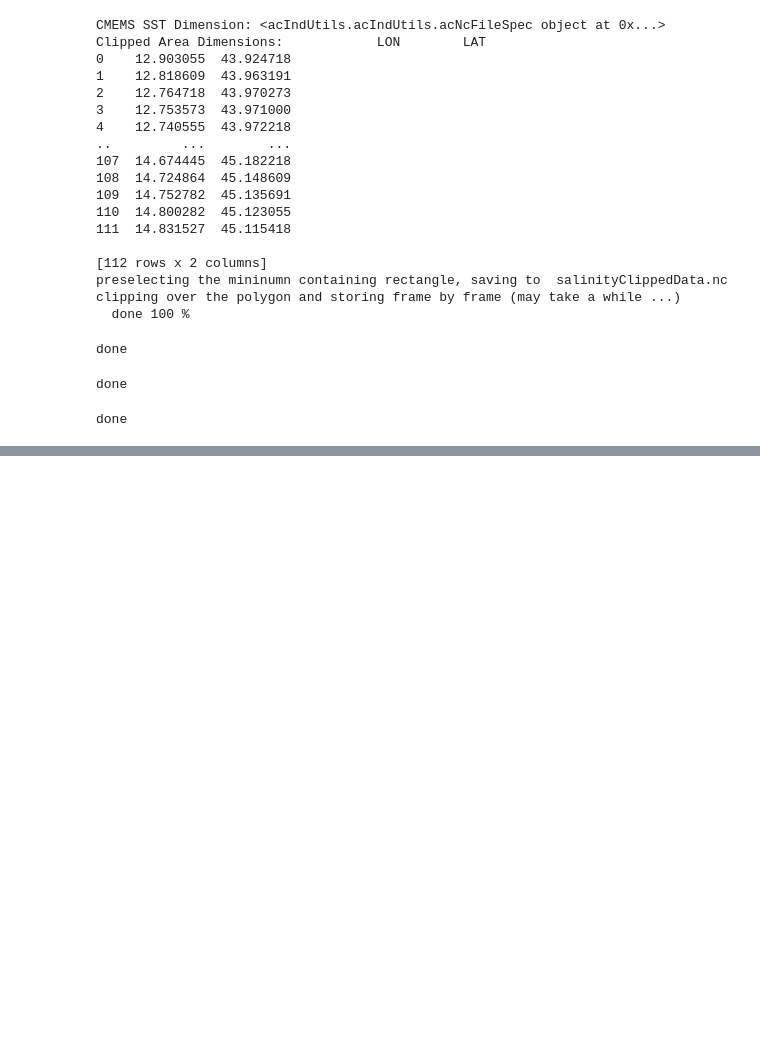
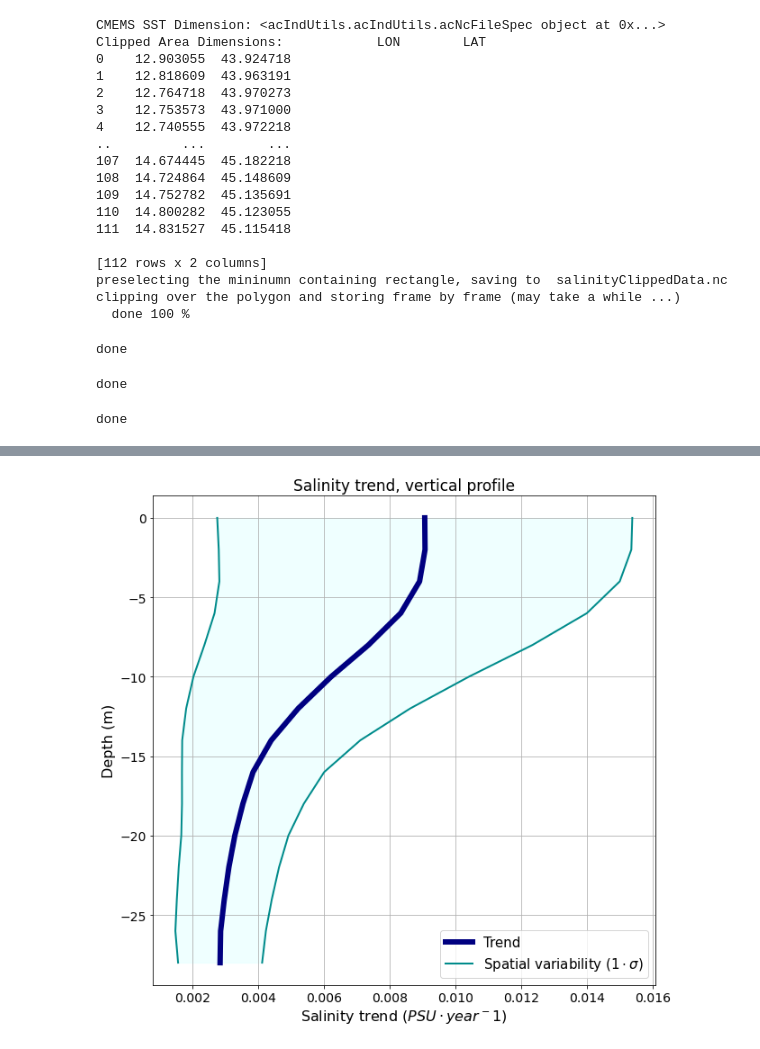
Before and after one commit to menta78/adriaClimIndicators, a Jupyter notebook: acIndicatorsSalinity.ipynb, the cells around one changed output, grey strips where cells are left out. Drawn from its saved outputs; the diff is of its cells as text; code cells hidden in the pictures; blank space fills up the shorter version.

```diff
--- a/acIndicatorsSalinity.ipynb
+++ b/acIndicatorsSalinity.ipynb
@@ -82,0 +105,7 @@ done
+# %%
+"""
+Trend of salinity, vertical profile
+"""
+figVProfTrend = acIndSalinityGraphicUtils.acSalinityPlotVProfileTrend(trendMapNcSpec, maxDepth, zlevs=verticalLevels)
+# %% [output]
+[figure, added]
```
Also changed, not shown: parts of 4 cells of this notebook, 5 other files.
